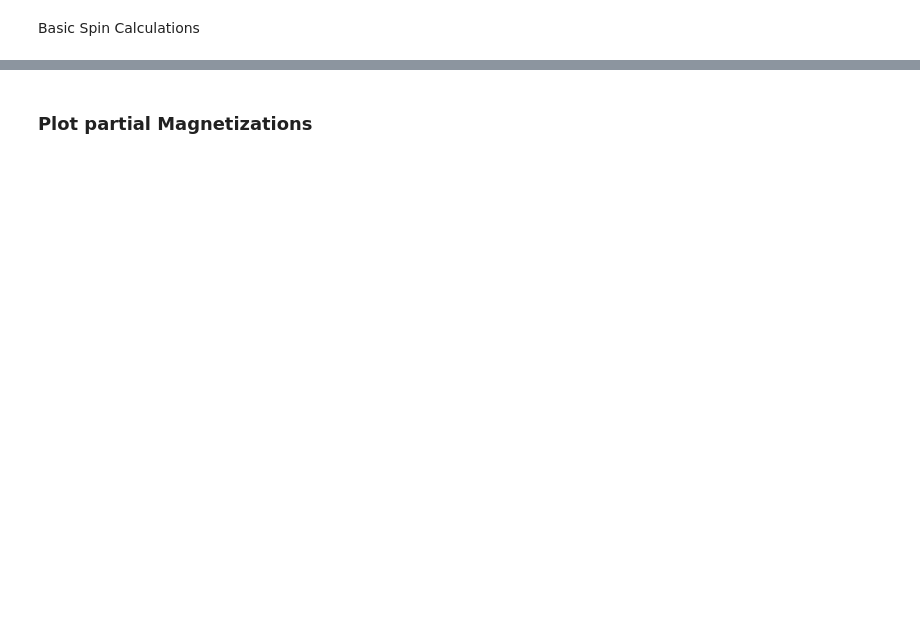
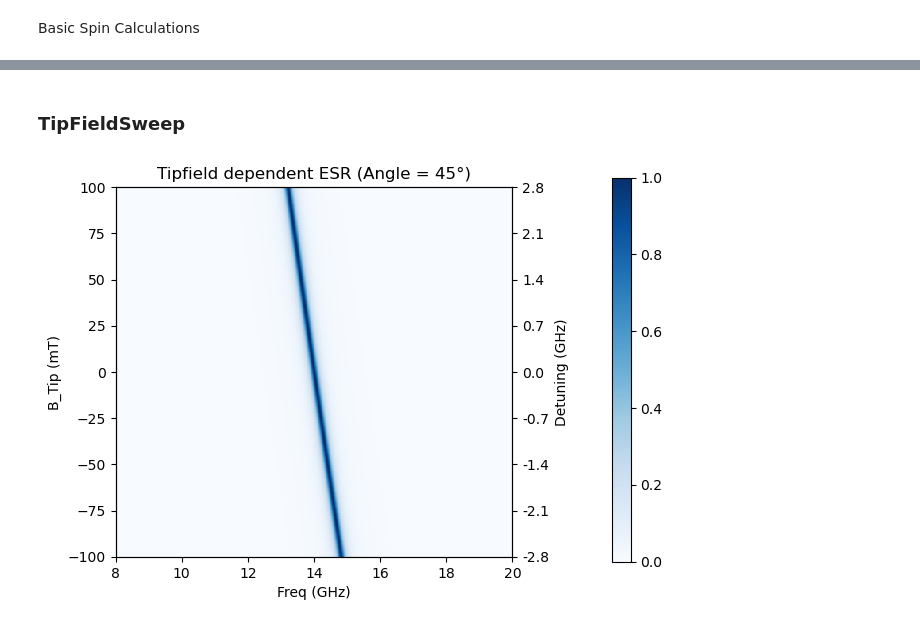
Before and after one commit to paulgreule1999/ESR-Simulation, a Jupyter notebook: EfieldPaper_Complex/main_Fe-FePc_Complex.ipynb, the cells around one changed output, grey strips where cells are left out. Cells and saved outputs as stored; diff of their text form; code cells hidden in the pictures; blank space fills up the shorter version.

Commit message:
Simulate Tipfield with an angle

```diff
--- a/EfieldPaper_Complex/main_Fe-FePc_Complex.ipynb
+++ b/EfieldPaper_Complex/main_Fe-FePc_Complex.ipynb
@@ -229,19 +36,0 @@ S.states
-# %%
-# Setting the tunneling Parameters
-S.G_ss = [1]
-S.G = 1e3
-S.V_DC = -100
-S.T = 0.5
-S.TipPolarization = [0, 0, 0.8]
-S.U = [0] #has no influnece
-S.G_tt = 1 #Allowing tip-tip scattering
-
-S.calcRates()
-
-#print(f"Polarization: {S.TipPolarization[2]:.1f}")
-print(f"VDC: {S.V_DC:.0f}mV")
-print(f"------------")
-print(f"p0: {S.Populations[0] * 100:.2f}%")
-print(f"p1: {S.Populations[1] * 100:.2f}%")
-print(S.G/S.G_ss[0])
-S.calcIETS(Vrange=100,AllowPumping=True);
@@ -512,2 +36,0 @@ plt.show()
-# %% [markdown]
-### Plot partial Magnetizations
@@ -597,9 +36,0 @@ plt.show()
-# %%
-S.T=0.01
-S.V_DC = 0
-S.calcRates()
-S.calcMagnetization()
-S.calcMagnetization_part()
-print(S.Mag*1.5)
-print(S.Mag_part[0]*1+S.Mag_part[1]*0.5)
-#print(np.sum(S.Mag_part))
@@ -607,0 +37,8 @@ print(S.Mag_part[0]*1+S.Mag_part[1]*0.5)
+# %% [markdown]
+### TipFieldSweep
+# %%
+S.ReadoutSpin = 1
+S.plotESRTipfieldsweep(N_B=501,lw=0.2,BTipLimits=[-0.1,0.1],FreqRange=[8,20],AllowPumping=False,Angle=45)
+#S.print_parameters()
+# %% [output]
+[figure, added]
```
Also changed, not shown: parts of 18 cells of this notebook, 1 other file.
